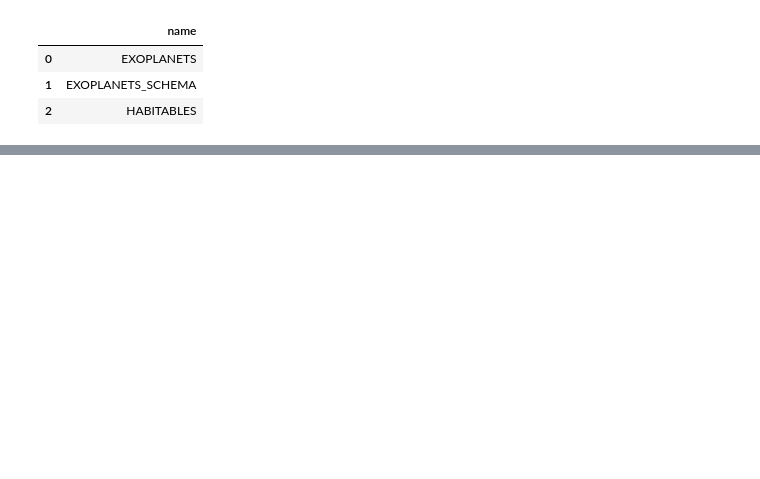
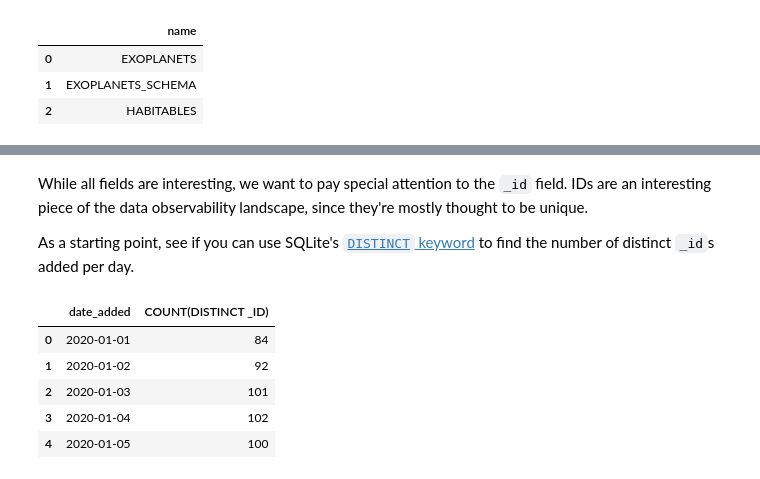
Before and after one commit to monte-carlo-data/data-downtime-challenge, a Jupyter notebook: solutions/exercise_3_solutions.ipynb, the cells around one changed output, grey strips where cells are left out. Drawn from its saved outputs; the diff is of its cells as text; code cells hidden in the pictures; blank space fills up the shorter version.

```diff
--- a/solutions/exercise_3_solutions.ipynb
+++ b/solutions/exercise_3_solutions.ipynb
@@ -240,0 +264,25 @@ As another exercise in understanding **distribution**, try querying for _uniquen
+# %% [markdown]
+While all fields are interesting, we want to pay special attention to the `_id` field. IDs are an interesting piece of the data observability landscape, since they're mostly thought to be unique.
+
+As a starting point, see if you can use SQLite's [`DISTINCT` keyword](https://www.tutorialspoint.com/sqlite/sqlite_distinct_keyword.htm) to find the number of distinct `_id`s added per day.
+# %%
+# YOUR CODE HERE
+SQL = """
+SELECT
+    DATE_ADDED,
+    COUNT(DISTINCT _ID)
+FROM
+    HABITABLES
+GROUP BY
+    DATE_ADDED;
+"""
+# END YOUR CODE
+# %%
+pd.read_sql_query(SQL, conn).head(5)
+# %% [output]
+|  | date_added | COUNT(DISTINCT _ID) |
+| 0 | 2020-01-01 | 84 |
+| 1 | 2020-01-02 | 92 |
+| 2 | 2020-01-03 | 101 |
+| 3 | 2020-01-04 | 102 |
+| 4 | 2020-01-05 | 100 |
```
Also changed, not shown: parts of 38 cells of this notebook, 4 other files.
